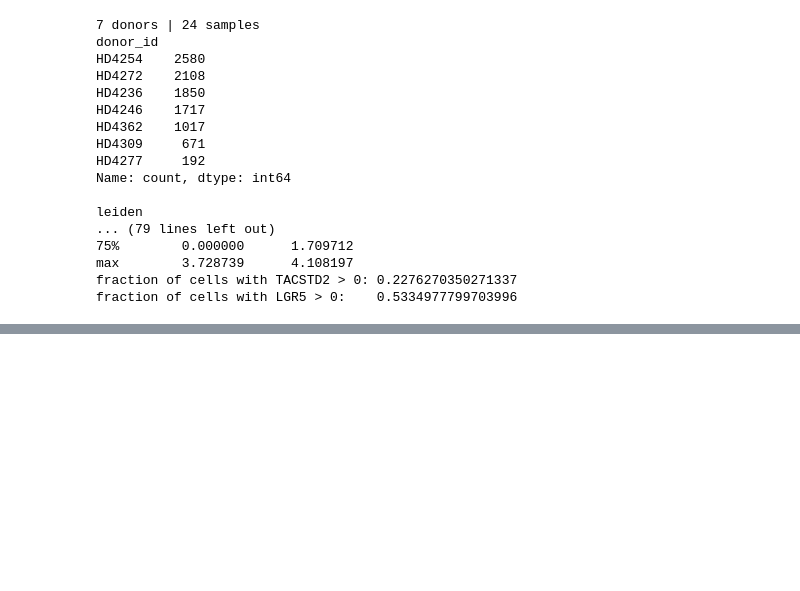
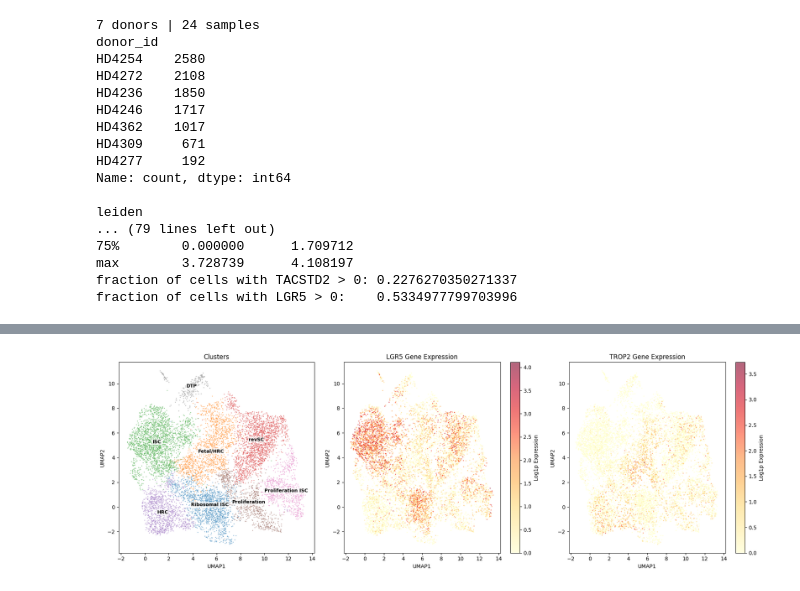
Before and after one commit to sbskinn/Tumor-Surface-Target-Prioritization, a Jupyter notebook: Checkpoint2_model_reproduction.ipynb, the cells around one changed output, grey strips where cells are left out. Saved outputs shown, nothing was run; the diff lists cells and outputs as text; code cells hidden in the pictures; blank space fills up the shorter version.

Commit message:
Updating file names & deleting duplicates

```diff
--- a/Checkpoint2_model_reproduction.ipynb
+++ b/Checkpoint2_model_reproduction.ipynb
@@ -110,6 +111,7 @@ UMAP_2  -0.6535915      6.7199097       3.3914223       2.8227973       2.700144
 # %%
 # Loading in the txt files
 folder = r"C:\Users\joann\OneDrive\Documents\GitHub\Tumor-Surface-Target-Prioritization\model_reproduction_data"
+folder = "/content"
 
 LOG1P_FILE = os.path.join(folder, "biobank_subcut_epi_counts_log1p.txt")
 META_FILE  = os.path.join(folder, "biobank_subcut_epi_metadata.txt")
@@ -204,9 +206,21 @@ max        3.728739      4.108197
 fraction of cells with TACSTD2 > 0: 0.2276270350271337
 fraction of cells with LGR5 > 0:    0.5334977799703996
 # %%
-# Looing at outputs a and b for both genes by cluster
+#cluster names based on Fig 1.f
+cell_state_mapping = {
+    "0": "ISC",
+    "1": "revSC",
+    "2": "Ribosomal ISC",
+    "3": "Fetal/HRC",
+    "4": "HRC",
+    "5": "Proliferation ISC",
+    "6": "Proliferation",
+    "7": "DTP"
+}
 
-cells["cell_state"] = cells["leiden"].astype(str)
+# Looking at outputs a and b for both genes by cluster
+
+cells["cell_state"] = cells["leiden"].astype(str).map(cell_state_mapping)
 
 # (a) mean expression and fraction of cells expressing, per cluster
 expr_by_state = cells.groupby("cell_state")[GENES].agg(["mean", lambda s: (s > 0).mean()])
@@ -238,0 +253,41 @@ HD4362      0.121  0.221  0.113  0.192  0.132  0.097  0.122  0.002
+# %%
+#utilized chatGPT edu figure out how to format names of each cluster on
+#the figure rather than use a legend to make it look like Fig 1.f in paper
+#and used it to figure out how to get the right colors for the gene plots to match paper
+#UMAP (clusters and genes figure) Plot
+#clusters
+fig, axes = plt.subplots(1, 3, figsize=(18, 6))
+sns.scatterplot(data=cells, x="UMAP_1", y="UMAP_2", hue="cell_state",
+                palette="tab10", s=3, alpha=0.6, ax=axes[0], legend = False)
+axes[0].set_title("Clusters")
+axes[0].set_xlabel("UMAP1")
+axes[0].set_ylabel("UMAP2")
+
+for state in cells["cell_state"].dropna().unique():
+    state_coords = cells[cells["cell_state"] == state][["UMAP_1", "UMAP_2"]].median()
+    axes[0].text(state_coords["UMAP_1"], state_coords["UMAP_2"], state,
+                 fontsize=9, weight="bold", color="black",
+                 bbox=dict(facecolor="white", alpha=0.7, edgecolor="none", pad=1),
+                 ha="center", va="center")
+
+#LGR5 genes
+sc_lgr5 = axes[1].scatter(cells["UMAP_1"], cells["UMAP_2"], c=cells["LGR5"],
+                         cmap="YlOrRd", s=1, alpha=0.6)
+fig.colorbar(sc_lgr5, ax=axes[1], label="Log1p Expression")
+axes[1].set_title("LGR5 Gene Expression")
+axes[1].set_xlabel("UMAP1")
+axes[1].set_ylabel("UMAP2")
+
+#TROP2 genes
+sc_trop2 = axes[2].scatter(cells["UMAP_1"], cells["UMAP_2"], c=cells["TACSTD2"],
+                          cmap="YlOrRd", s=1, alpha=0.6)
+fig.colorbar(sc_trop2, ax=axes[2], label="Log1p Expression")
+axes[2].set_title("TROP2 Gene Expression")
+axes[2].set_xlabel("UMAP1")
+axes[2].set_ylabel("UMAP2")
+
+plt.tight_layout()
+plt.savefig("results/umap_expression_and_clusters.png", dpi=300, bbox_inches="tight")
+plt.show()
+# %% [output]
+[figure, added]
```
Also changed, not shown: parts of 6 cells of this notebook, 1 other file.
